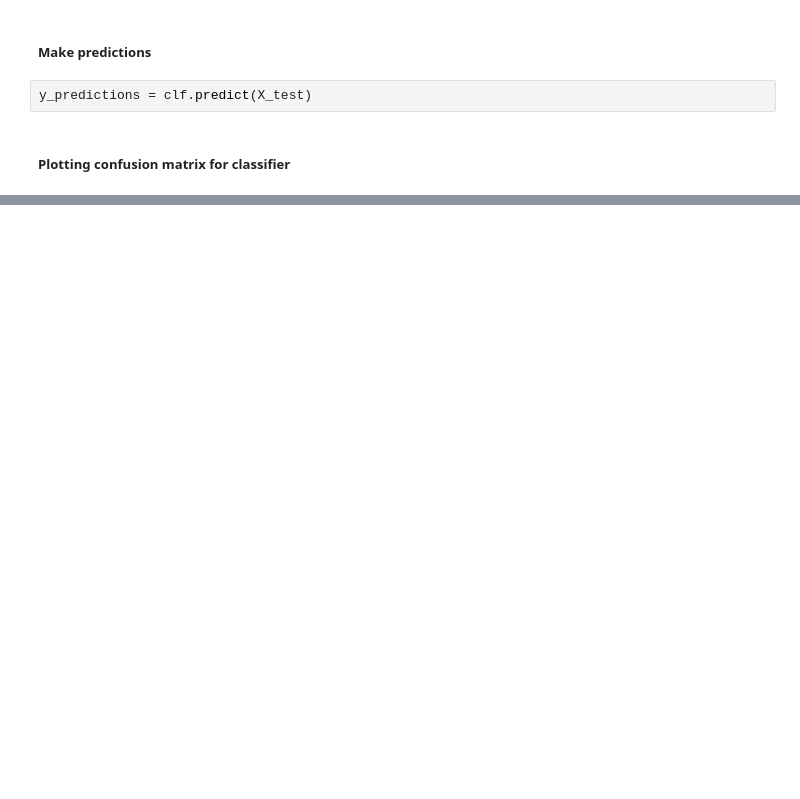
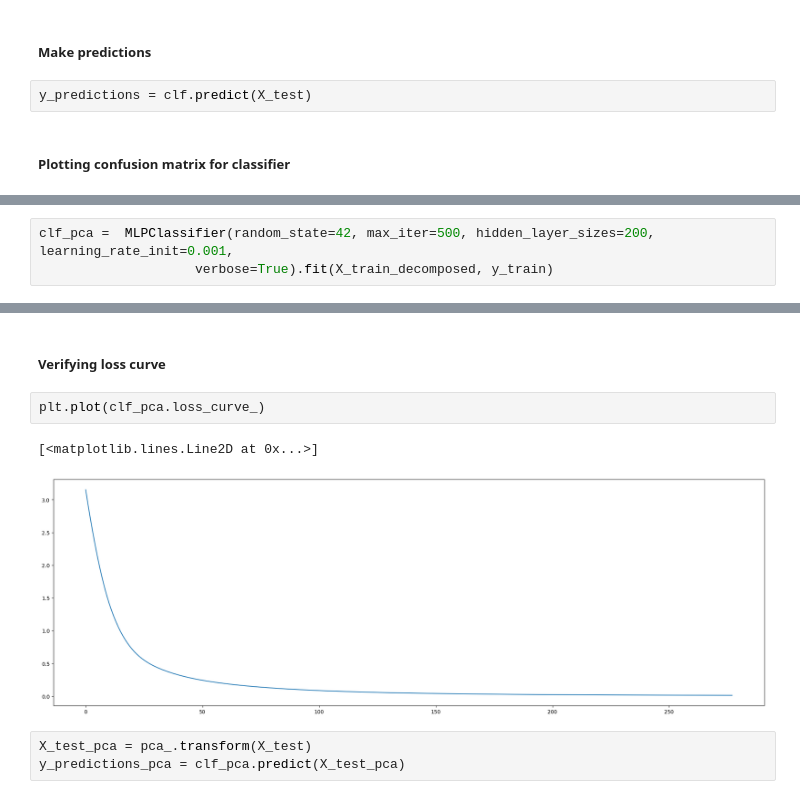
Before and after one commit to NophaieViscente/home_appliances_charge, a Jupyter notebook: code/home_appliances_charge.ipynb, the cells around one changed output, grey strips where cells are left out. Cells and saved outputs as stored; diff of their text form; blank space fills up the shorter version.

```diff
--- a/code/home_appliances_charge.ipynb
+++ b/code/home_appliances_charge.ipynb
@@ -177,0 +244,3 @@ weighted avg       1.00      1.00      1.00        20
+# %%
+clf_pca =  MLPClassifier(random_state=42, max_iter=500, hidden_layer_sizes=200, learning_rate_init=0.001,
+                    verbose=True).fit(X_train_decomposed, y_train)
@@ -177,0 +265,10 @@ weighted avg       1.00      1.00      1.00        20
+# %% [markdown]
+##### Verifying loss curve
+# %%
+plt.plot(clf_pca.loss_curve_)
+# %% [output]
+[<matplotlib.lines.Line2D at 0x...>]
+[figure, added]
+# %%
+X_test_pca = pca_.transform(X_test)
+y_predictions_pca = clf_pca.predict(X_test_pca)
```
Also changed, not shown: parts of 17 cells of this notebook.
